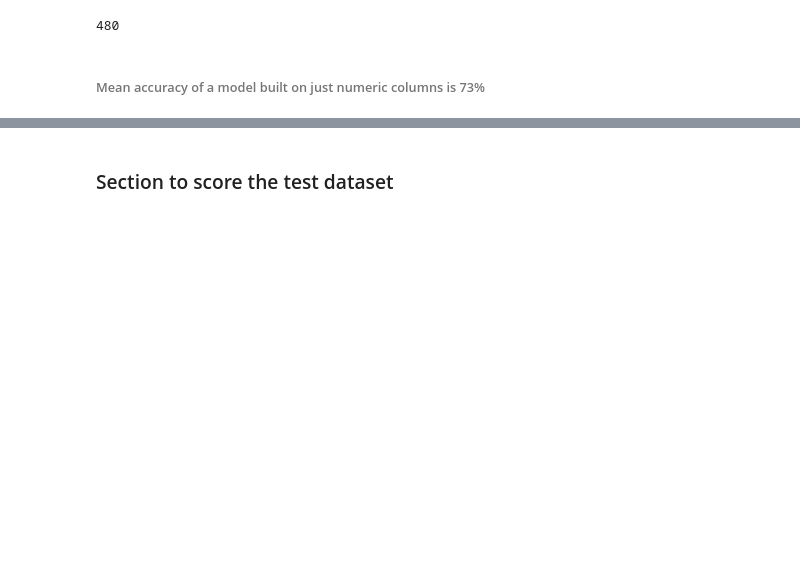
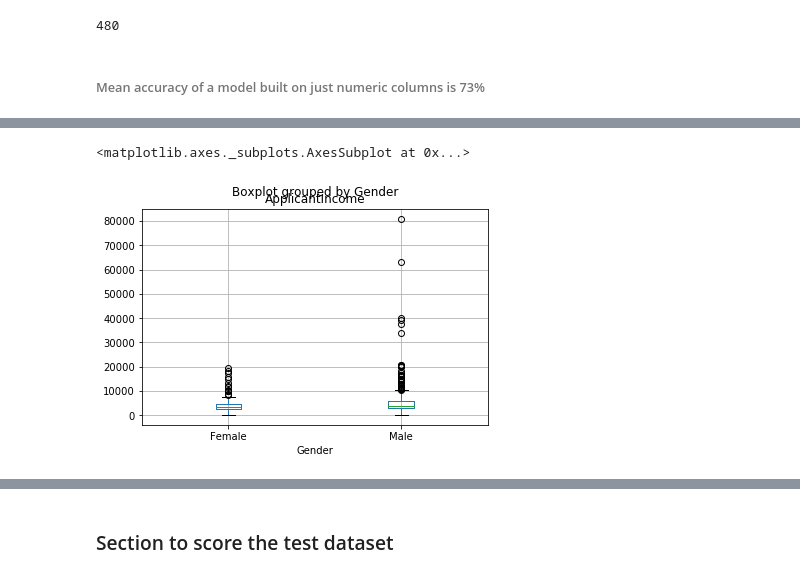
Before and after one commit to krajkumar6/MachineLearning, a Jupyter notebook: classification/Loan Prediction/Load Prediction.ipynb, the cells around one changed output, grey strips where cells are left out. Drawn from its saved outputs; the diff is of its cells as text; code cells hidden in the pictures; blank space fills up the shorter version.

```diff
--- a/classification/Loan Prediction/Load Prediction.ipynb
+++ b/classification/Loan Prediction/Load Prediction.ipynb
@@ -126,0 +143,5 @@ KeyError: 'Loan_Status'
+# %%
+train.boxplot(column = 'ApplicantIncome', by='Gender')
+# %% [output]
+<matplotlib.axes._subplots.AxesSubplot at 0x...>
+[figure, added]
```
Also changed, not shown: parts of 106 cells of this notebook, 3 other files.
